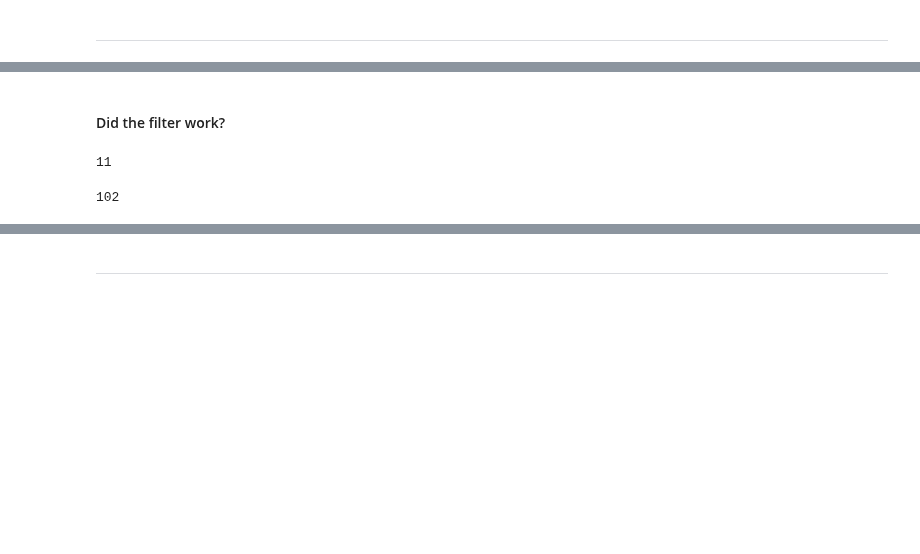
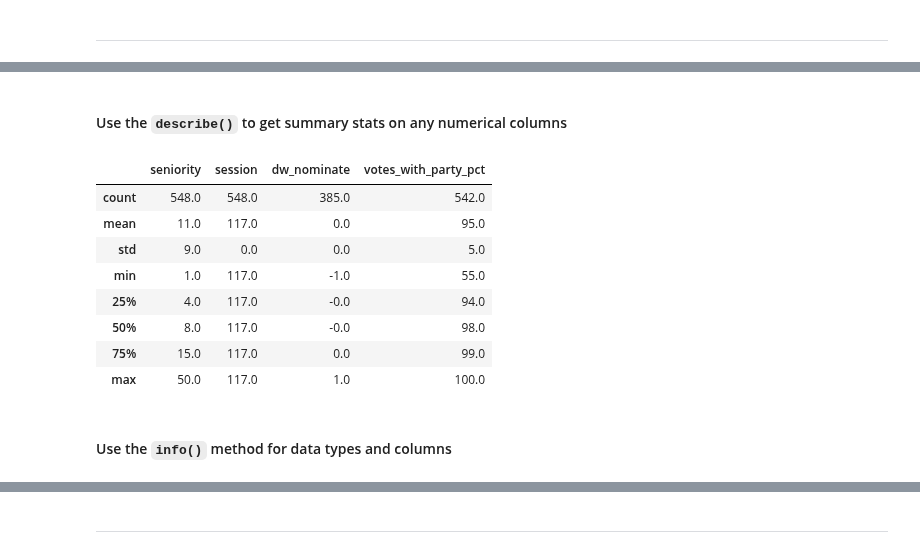
Before and after one commit to stiles/usc, a Jupyter notebook: notebooks/class_reference/01_basics.ipynb, the cells around one changed output, grey strips where cells are left out. Cells and saved outputs as stored; diff of their text form; code cells hidden in the pictures; blank space fills up the shorter version.

```diff
--- a/notebooks/class_reference/01_basics.ipynb
+++ b/notebooks/class_reference/01_basics.ipynb
@@ -307,10 +159,16 @@ my_committees = committee_list[committee_list.prop_name == my_prop]
-# %% [markdown]
-#### Did the filter work?
-# %%
-len(my_committees)
-# %% [output]
-11
-# %%
-len(committee_list)
-# %% [output]
-102
+# %% [markdown]
+#### Use the `describe()` to get summary stats on any numerical columns
+# %%
+df.describe().round()
+# %% [output]
+|  | seniority | session | dw_nominate | votes_with_party_pct |
+| count | 548.0 | 548.0 | 385.0 | 542.0 |
+| mean | 11.0 | 117.0 | 0.0 | 95.0 |
+| std | 9.0 | 0.0 | 0.0 | 5.0 |
+| min | 1.0 | 117.0 | -1.0 | 55.0 |
+| 25% | 4.0 | 117.0 | -0.0 | 94.0 |
+| 50% | 8.0 | 117.0 | -0.0 | 98.0 |
+| 75% | 15.0 | 117.0 | 0.0 | 99.0 |
+| max | 50.0 | 117.0 | 1.0 | 100.0 |
+# %% [markdown]
+#### Use the `info()` method for data types and columns
```
Also changed, not shown: parts of 106 cells of this notebook, 4 other files.
